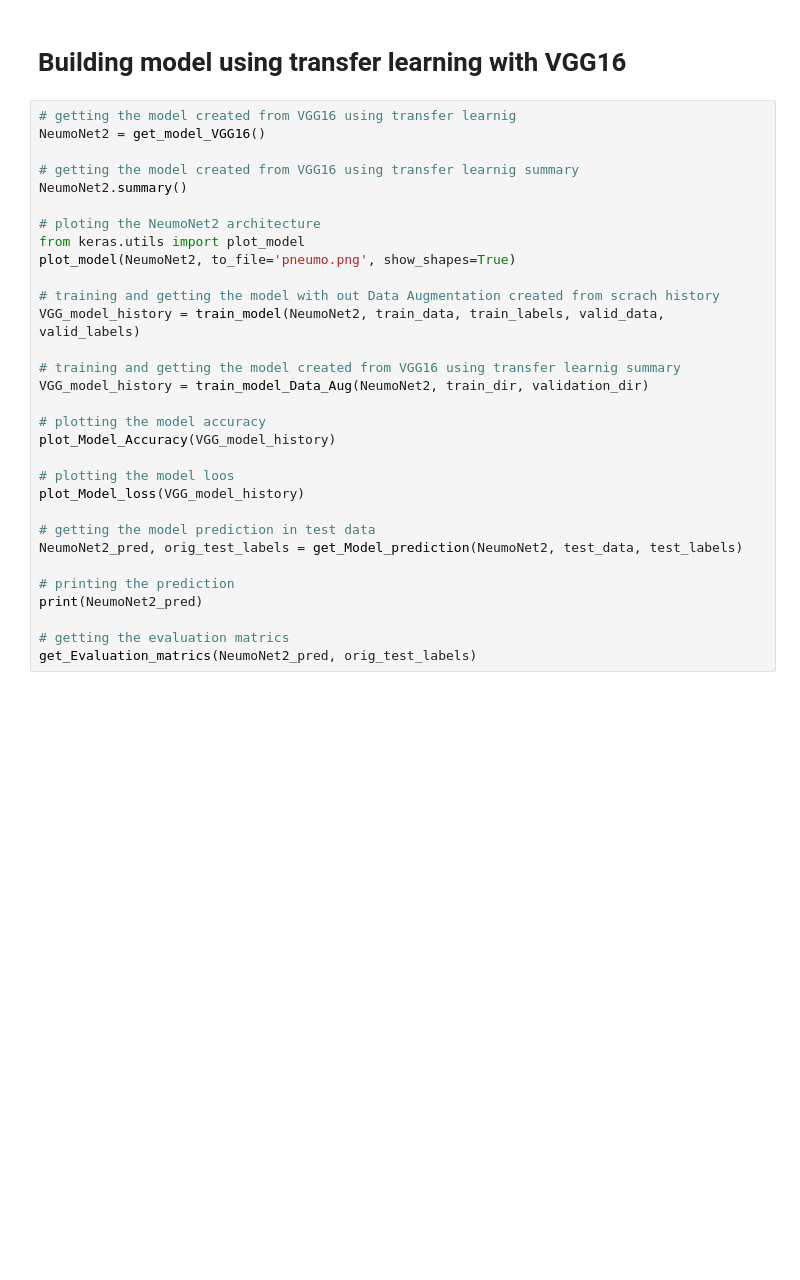
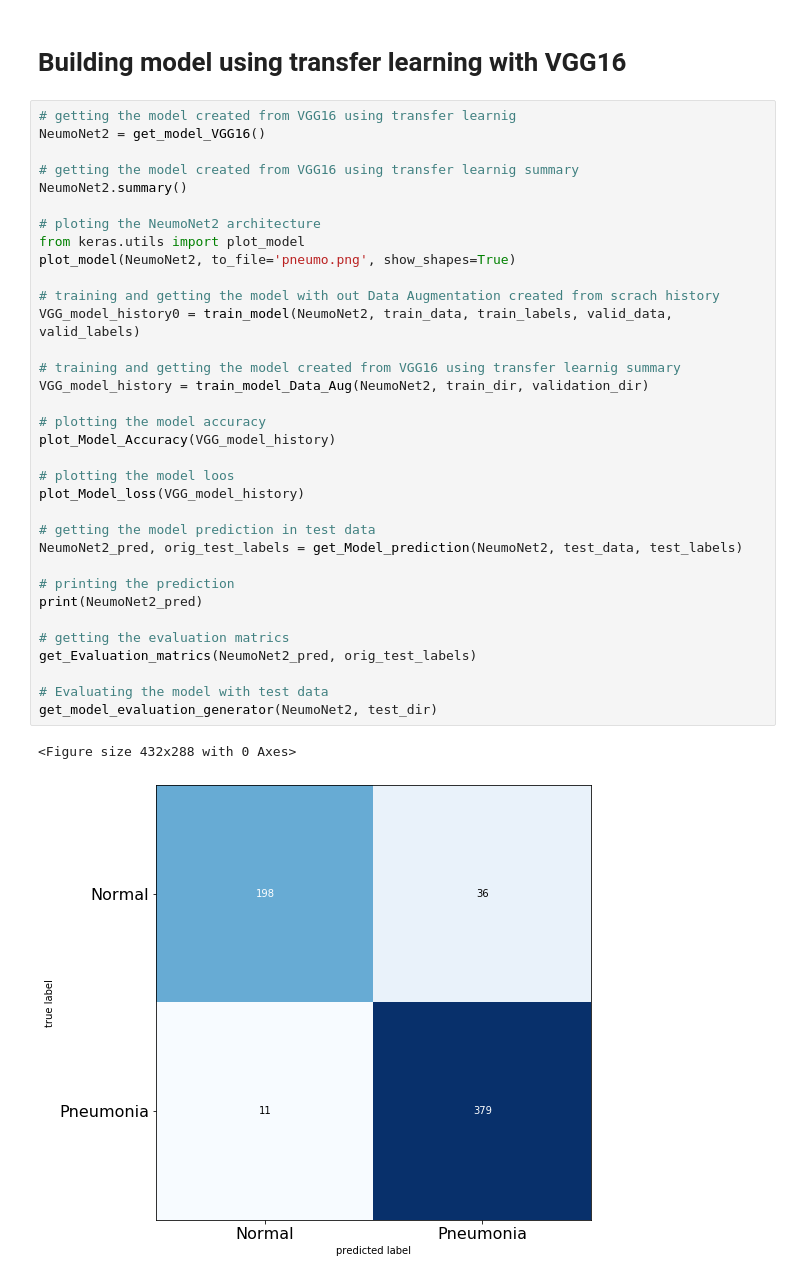
Before and after one commit to myschl/ML-DL, a Jupyter notebook: PneumoNet_Best.ipynb, the cells around one changed output. Saved outputs shown, nothing was run; the diff lists cells and outputs as text; blank space fills up the shorter version.

```diff
--- a/PneumoNet_Best.ipynb
+++ b/PneumoNet_Best.ipynb
@@ -583,31 +723,37 @@ get_Evaluation_matrics(NeumoNet1_pred, orig_test_labels)
 # %%
 # getting the model created from VGG16 using transfer learnig
 NeumoNet2 = get_model_VGG16()
 
 # getting the model created from VGG16 using transfer learnig summary
 NeumoNet2.summary()
 
 # ploting the NeumoNet2 architecture
 from keras.utils import plot_model
 plot_model(NeumoNet2, to_file='pneumo.png', show_shapes=True)
 
 # training and getting the model with out Data Augmentation created from scrach history
-VGG_model_history = train_model(NeumoNet2, train_data, train_labels, valid_data, valid_labels)
+VGG_model_history0 = train_model(NeumoNet2, train_data, train_labels, valid_data, valid_labels)
 
 # training and getting the model created from VGG16 using transfer learnig summary
 VGG_model_history = train_model_Data_Aug(NeumoNet2, train_dir, validation_dir)
 
 # plotting the model accuracy
 plot_Model_Accuracy(VGG_model_history)
 
 # plotting the model loos
 plot_Model_loss(VGG_model_history)
 
 # getting the model prediction in test data
 NeumoNet2_pred, orig_test_labels = get_Model_prediction(NeumoNet2, test_data, test_labels)
 
 # printing the prediction
 print(NeumoNet2_pred)
 
 # getting the evaluation matrics
 get_Evaluation_matrics(NeumoNet2_pred, orig_test_labels)
+
+# Evaluating the model with test data
+get_model_evaluation_generator(NeumoNet2, test_dir)
+# %% [output]
+<Figure size 432x288 with 0 Axes>
+[figure, added]
```
Also changed, not shown: parts of 23 cells of this notebook.
